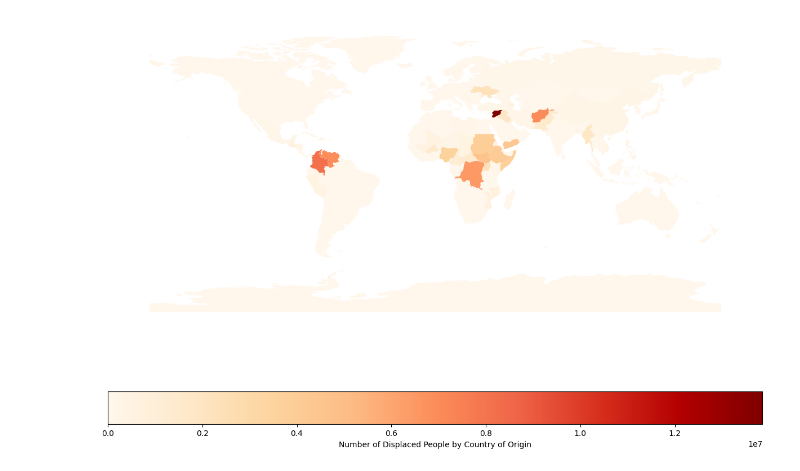
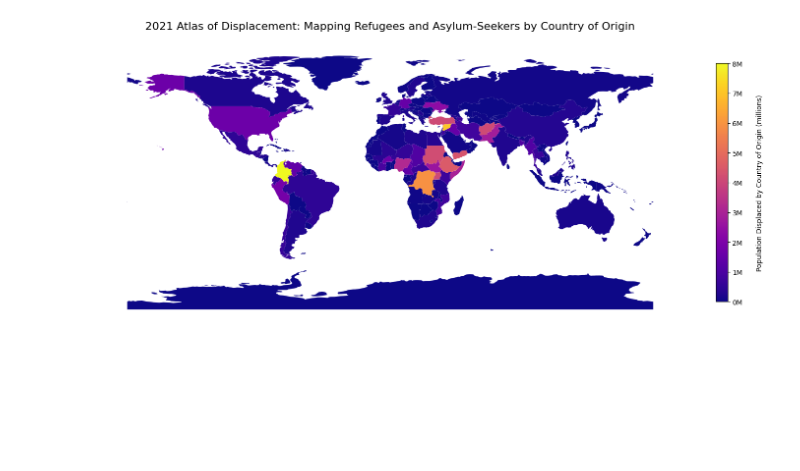
Before and after one commit to htootayzaaung/Information_Visualization, a Jupyter notebook: Coursework 1/Coursework 1.ipynb, the cells around one changed output. Cells and saved outputs as stored; diff of their text form; code cells hidden in the pictures; blank space fills up the shorter version.

```diff
--- a/Coursework 1/Coursework 1.ipynb
+++ b/Coursework 1/Coursework 1.ipynb
@@ -48,37 +56,40 @@ plt.show()
-# %%
-import pandas as pd
-import geopandas as gpd
-import matplotlib.pyplot as plt
-
-# Assuming you have geopandas and matplotlib installed.
-# Load the world map
-world = gpd.read_file(gpd.datasets.get_path('naturalearth_lowres'))
-
-# Load your CSV data
-file_path = 'demographics.csv'  # Replace with your actual file path
-df = pd.read_csv(file_path)
-
-# Create a new column for total population if it doesn't exist
-if 'Total' not in df.columns:
-    df['Total'] = df[['Female total', 'Male total']].sum(axis=1)
-
-# Group by country of origin ISO and sum the totals
-origin_totals = df.groupby('Country of origin (ISO)')['Total'].sum()
-
-# Merge the population data with the world GeoDataFrame on ISO codes
-world = world.merge(origin_totals, how='left', left_on='iso_a3', right_index=True)
-
-# Replace NaN values with 0 for the 'Total' column
-world['Total'] = world['Total'].fillna(0)
-
-# Plot the heatmap
-fig, ax = plt.subplots(1, 1, figsize=(15, 10))
-world.plot(column='Total', ax=ax, legend=True, cmap='OrRd',
-           legend_kwds={'label': "Number of Displaced People by Country of Origin",
-                        'orientation': "horizontal"})
-
-# Remove axis for better aesthetics
-ax.set_axis_off()
-plt.show()
-# %% [output]
-[figure, removed]
+# %%
+import pandas as pd
+import geopandas as gpd
+import matplotlib.pyplot as plt
+from matplotlib.colors import Normalize
+from matplotlib.ticker import FuncFormatter
+
+# Your previous code to load, process data, and create the 'world' GeoDataFrame
+
+# Create a function to format labels without 1e6
+def millions(x, pos):
+    'The two args are the value and tick position'
+    return '{}M'.format(int(x*1e-6))
+
+# Create the heatmap
+fig, ax = plt.subplots(1, 1, figsize=(15, 10))
+heatmap = world.plot(column='Total', ax=ax, cmap='plasma', legend=True,
+                     norm=Normalize(vmin=0, vmax=8e6),  # Adjust vmax to the max value of 'Total'
+                     legend_kwds={'shrink': 0.5, 'format': FuncFormatter(millions)})
+
+# Remove the axes
+ax.set_axis_off()
+
+# Add title
+ax.set_title('2021 Atlas of Displacement: Mapping Refugees and Asylum-Seekers by Country of Origin', pad=20, fontsize=16)
+
+# Adjust the legend label
+colorbar = heatmap.get_figure().get_axes()[1]
+colorbar.set_ylabel('Population Displaced by Country of Origin (millions)', rotation=90, labelpad=20)
+
+# Tight layout to minimize white space
+plt.tight_layout()
+
+# Save the figure
+plt.savefig('heatmap_with_title_and_label.png', bbox_inches='tight')
+
+# Show the figure
+plt.show()
+# %% [output]
+[figure, added]
```
Also changed, not shown: parts of 1 cell of this notebook, 4 other files.
